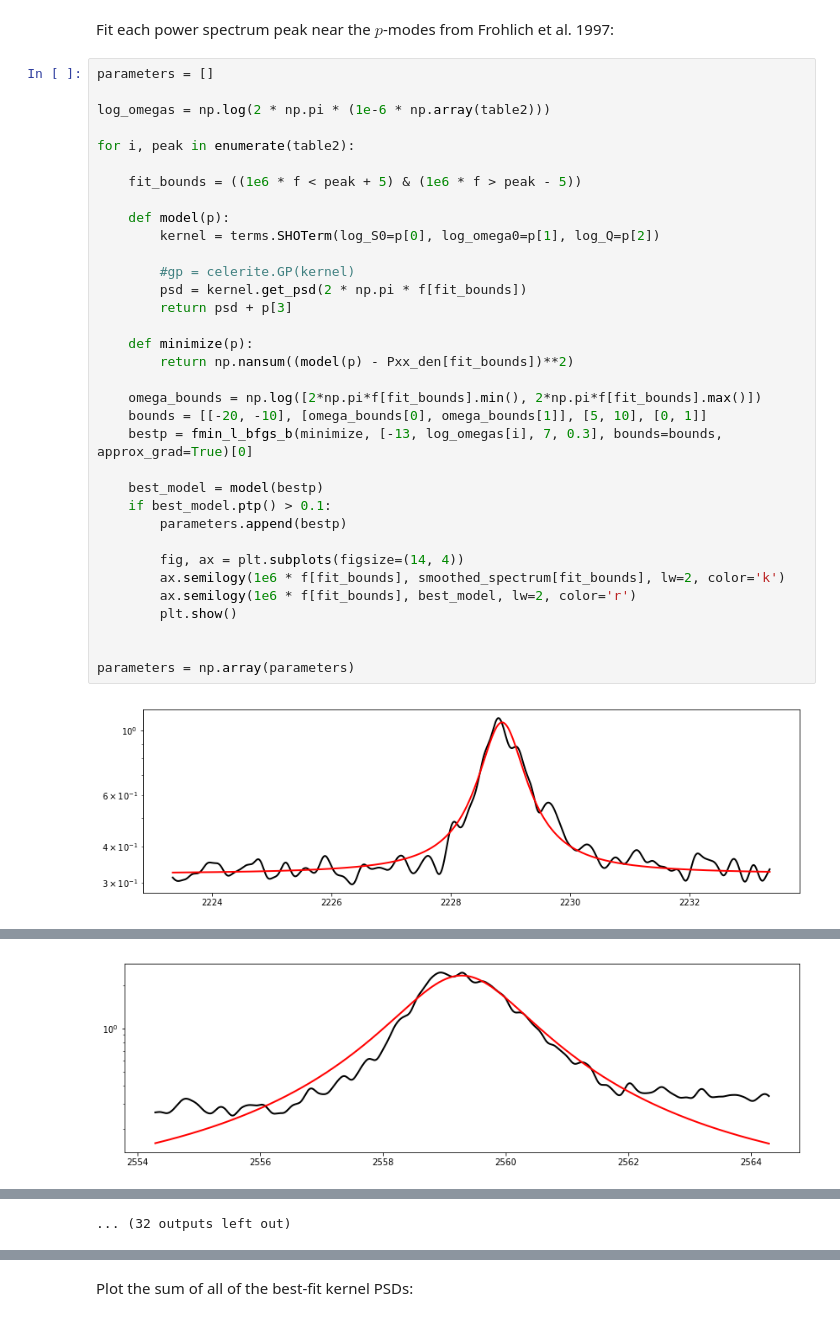
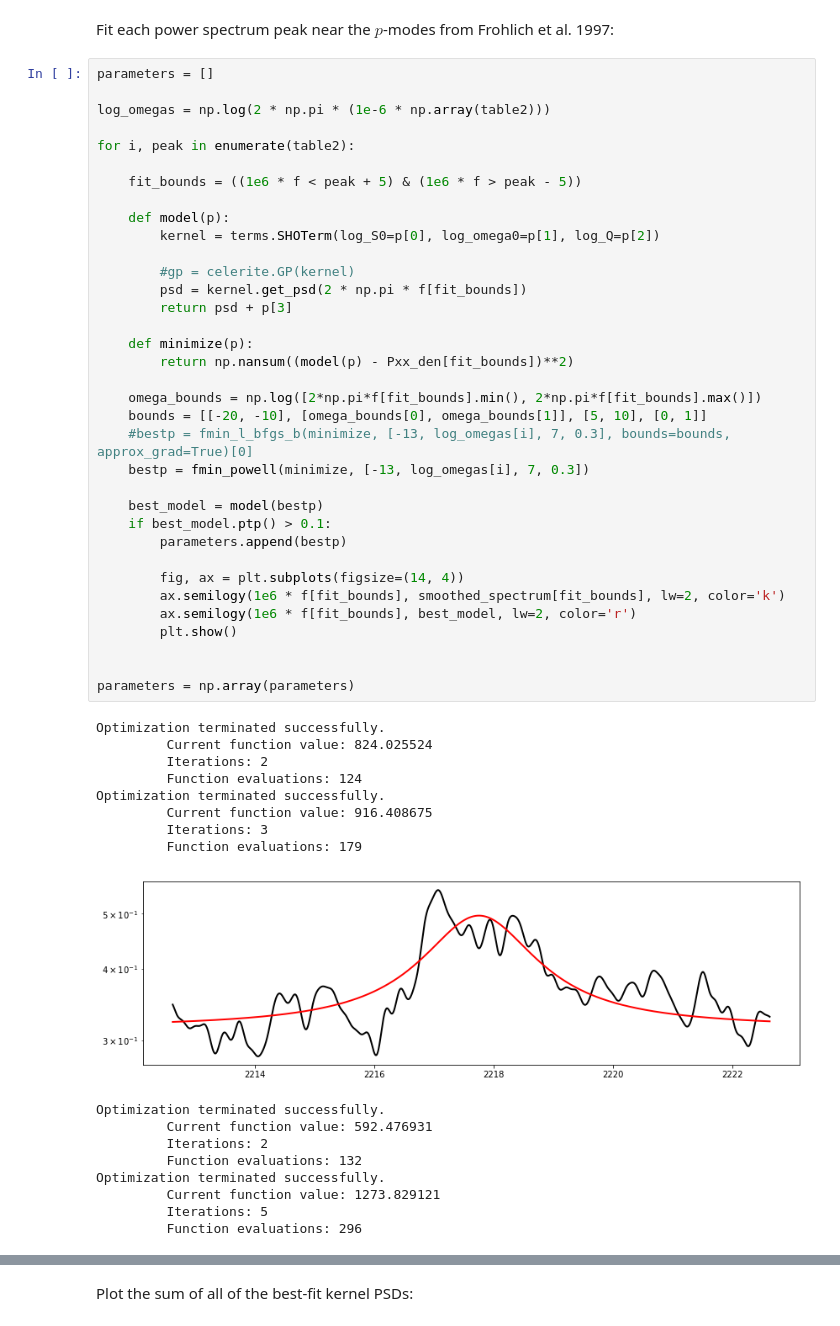
Before and after one commit to bmorris3/virgopsd, a Jupyter notebook: virgo.ipynb, the cells around one changed output, grey strips where cells are left out. Saved outputs shown, nothing was run; the diff lists cells and outputs as text.

```diff
--- a/virgo.ipynb
+++ b/virgo.ipynb
@@ -183,32 +183,49 @@ log_omegas = np.log(2 * np.pi * (1e-6 * np.array(table2)))
 
 for i, peak in enumerate(table2):
 
     fit_bounds = ((1e6 * f < peak + 5) & (1e6 * f > peak - 5))
 
     def model(p):
         kernel = terms.SHOTerm(log_S0=p[0], log_omega0=p[1], log_Q=p[2])
 
         #gp = celerite.GP(kernel)
         psd = kernel.get_psd(2 * np.pi * f[fit_bounds])
         return psd + p[3]
 
     def minimize(p):
         return np.nansum((model(p) - Pxx_den[fit_bounds])**2)
 
     omega_bounds = np.log([2*np.pi*f[fit_bounds].min(), 2*np.pi*f[fit_bounds].max()])
     bounds = [[-20, -10], [omega_bounds[0], omega_bounds[1]], [5, 10], [0, 1]]
-    bestp = fmin_l_bfgs_b(minimize, [-13, log_omegas[i], 7, 0.3], bounds=bounds, approx_grad=True)[0]
+    #bestp = fmin_l_bfgs_b(minimize, [-13, log_omegas[i], 7, 0.3], bounds=bounds, approx_grad=True)[0]
+    bestp = fmin_powell(minimize, [-13, log_omegas[i], 7, 0.3])
 
     best_model = model(bestp)
     if best_model.ptp() > 0.1:
         parameters.append(bestp)
 
         fig, ax = plt.subplots(figsize=(14, 4))
         ax.semilogy(1e6 * f[fit_bounds], smoothed_spectrum[fit_bounds], lw=2, color='k')
         ax.semilogy(1e6 * f[fit_bounds], best_model, lw=2, color='r')
         plt.show()
 
 
 parameters = np.array(parameters)
 # %% [output]
+Optimization terminated successfully.
+         Current function value: 824.025524
+         Iterations: 2
+         Function evaluations: 124
+Optimization terminated successfully.
+         Current function value: 916.408675
+         Iterations: 3
+         Function evaluations: 179
-[figure, old version]
+[figure, new version]
+Optimization terminated successfully.
+         Current function value: 592.476931
+         Iterations: 2
+         Function evaluations: 132
+Optimization terminated successfully.
+         Current function value: 1273.829121
+         Iterations: 5
+         Function evaluations: 296
@@ -220 +256,0 @@ parameters = np.array(parameters)
-[figure, removed]
@@ -226 +256,0 @@ parameters = np.array(parameters)
-... (32 outputs left out)
```
Also changed, not shown: parts of 9 cells of this notebook.
